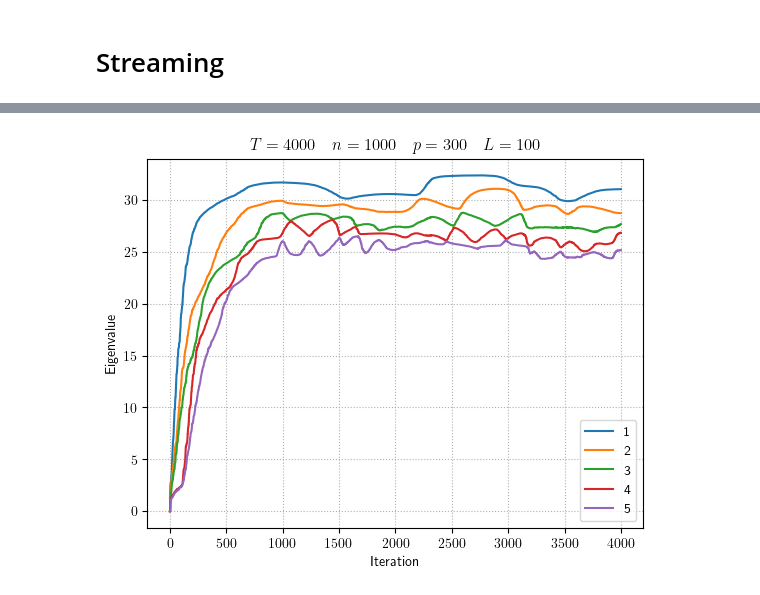
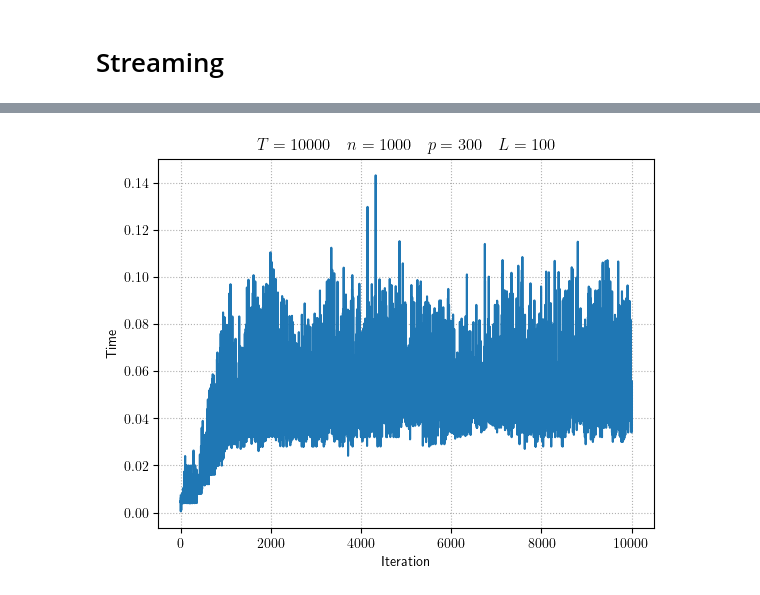
Before and after one commit to HugoLebeau/online_learning, a Jupyter notebook: Toeplitz puncturing.ipynb, the cells around one changed output, grey strips where cells are left out. Drawn from its saved outputs; the diff is of its cells as text; code cells hidden in the pictures.

Commit message:
on-line classification

```diff
--- a/Toeplitz puncturing.ipynb
+++ b/Toeplitz puncturing.ipynb
@@ -254,0 +213,20 @@ if streaming:
+# %%
+if streaming:
+    n_eigvecs = 5
+    idx_basis = [-1, -2, -3, -4, -5]
+
+    streaming_setting = "$T = {} \\quad$".format(T)+setting
+
+    JT = utils.getJ(T, pi)
+    class_count, (lbda, w, exp_smoothT, partition0T, curvesT, partition_ite, time_ite) = utils.simul_streaming(L, M, JT, n_eigvecs, basis_t[idx_basis], h_start=50)
+    partitionT = np.argmax(class_count, axis=1)
+
+    permut = np.array(list(permutations(range(k))))
+    true_partitionT = np.argmax(JT, axis=1)
+    c_errT_list = [np.mean(p[partitionT] != true_partitionT) for p in permut]
+    pT = permut[np.argmin(c_errT_list)]
+    pT_inv = np.argsort(pT)
+    c_errT = np.min(c_errT_list)
+    print("Classification error: {:.2%}".format(c_errT))
+
+    delay_c_errT = np.mean(pT[partition_ite[n-1:]] != np.array([true_partitionT[t:t+n] for t in range(T-n+1)]), axis=0)[::-1]
@@ -255,11 +248,10 @@ if streaming:
 # %%
 if streaming:
-    plt.plot(lbda)
+    plt.plot(time_ite)
     plt.grid(ls=':')
     plt.xlabel("Iteration")
-    plt.ylabel("Eigenvalue")
+    plt.ylabel("Time")
     plt.title(streaming_setting)
-    plt.legend(np.arange(1, n_eigvecs+1))
     plt.show()
 # %% [output]
-[figure, old version]
+[figure, new version]
```
Also changed, not shown: parts of 21 cells of this notebook.
